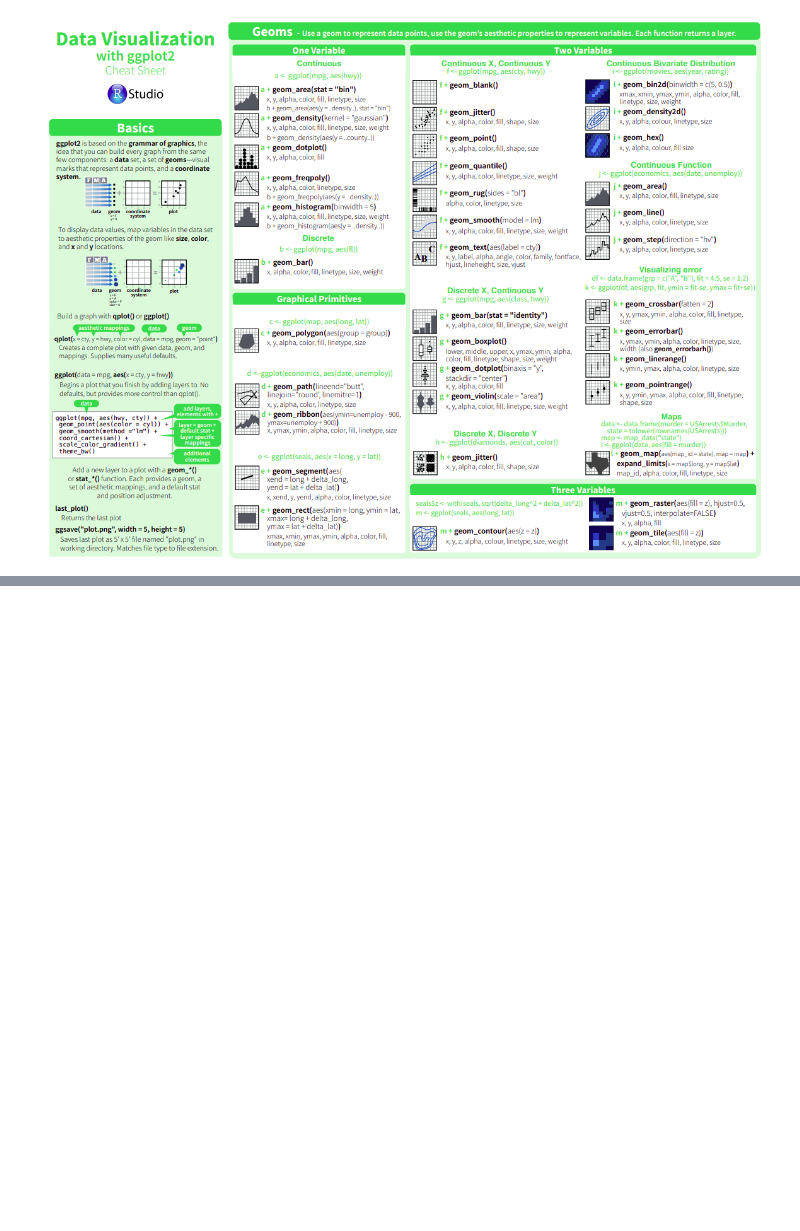
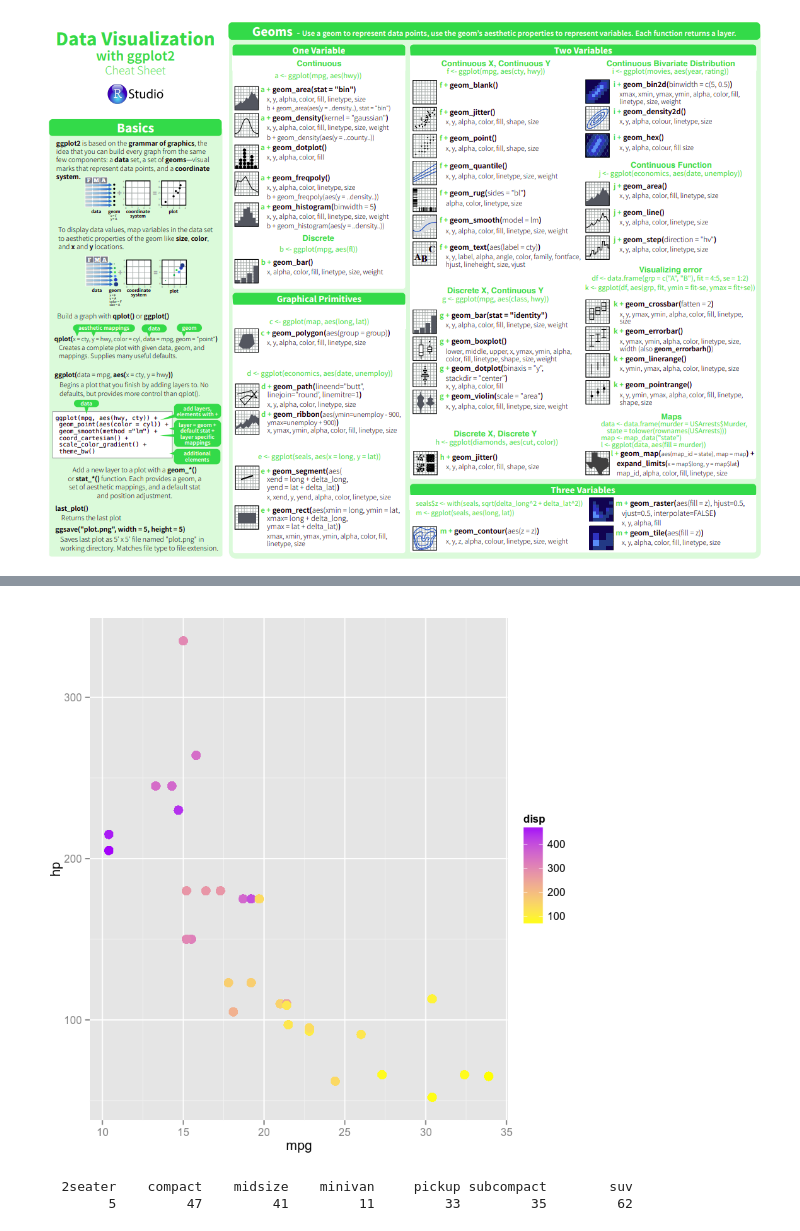
Before and after one commit to swainasish/learn, a Jupyter notebook: R_basic_udemy.ipynb, the cells around one changed output, grey strips where cells are left out. Cells and saved outputs as stored; diff of their text form; code cells hidden in the pictures; blank space fills up the shorter version.

```diff
--- a/R_basic_udemy.ipynb
+++ b/R_basic_udemy.ipynb
@@ -439,0 +467,15 @@ ERROR: Error in eval(expr, envir, enclos): object 'ck' not found
+# %%
+#scatter_plot
+plt1<-ggplot(data=mtcars,aes(mpg,hp))
+plt2<-plt1+geom_point(aes(color=disp),size=4)
+plt3<-plt2+scale_color_gradient(low='yellow',high='#A401FA')
+print(plt3)
+# %% [output]
+[figure, added]
+# %%
+#barplot
+#difference between histogram and barplot - histogam took contionouse variables and barplot took discrete variabels
+table(mpg$class)
+# %% [output]
+   2seater    compact    midsize    minivan     pickup subcompact        suv
+         5         47         41         11         33         35         62
```
Also changed, not shown: parts of 18 cells of this notebook.
